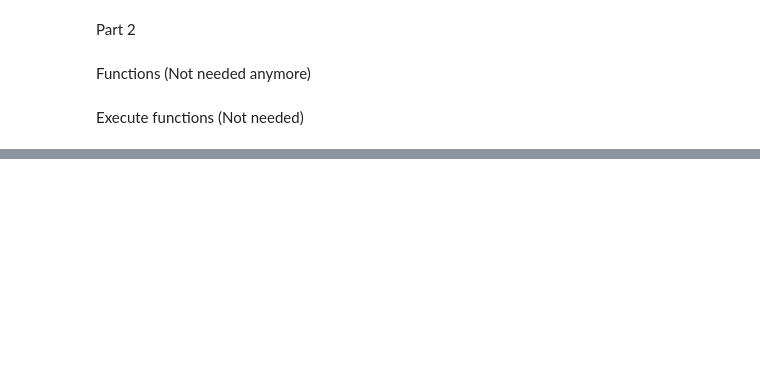
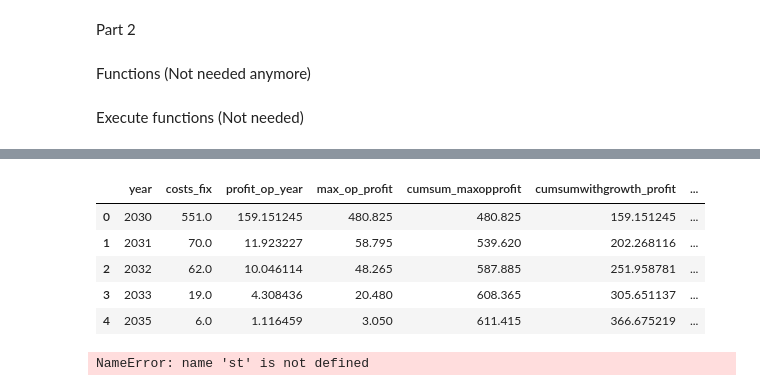
Before and after one commit to Hypatia-II/H2_stations_network, a Jupyter notebook: notebook.ipynb, the cells around one changed output, grey strips where cells are left out. Cells and saved outputs as stored; diff of their text form; code cells hidden in the pictures; blank space fills up the shorter version.

```diff
--- a/notebook.ipynb
+++ b/notebook.ipynb
@@ -317,0 +506,44 @@ Execute functions (Not needed)
+# %%
+df_cost
+# %% [output]
+|  | year | costs_fix | profit_op_year | max_op_profit | cumsum_maxopprofit | cumsumwithgrowth_profit | ... |
+| 0 | 2030 | 551.0 | 159.151245 | 480.825 | 480.825 | 159.151245 | ... |
+| 1 | 2031 | 70.0 | 11.923227 | 58.795 | 539.620 | 202.268116 | ... |
+| 2 | 2032 | 62.0 | 10.046114 | 48.265 | 587.885 | 251.958781 | ... |
+| 3 | 2033 | 19.0 | 4.308436 | 20.480 | 608.365 | 305.651137 | ... |
+| 4 | 2035 | 6.0 | 1.116459 | 3.050 | 611.415 | 366.675219 | ... |
+# %%
+chart_1 = alt.Chart(df_bar).mark_bar(color="#D8FAD9").encode(
+    x=alt.X('year:O', title='Year'),
+    y=alt.Y('Count:Q', title='Count')
+).properties(
+    width=500
+)
+# chart_2 = alt.Chart(df_bar).mark_bar(color="#D8FAD9").encode(
+#     x=alt.X('scenario2:O', title='Scenario'),
+#     y=alt.Y('Total Number of Stations 2040:Q', title='Total Number of Stations')
+# ).properties(
+#     width=500
+# )
+
+line_1 = chart_1.mark_line(color='#5DB44C').encode(
+    x='year:O',
+    y='Count:Q'
+)
+
+# line_2 = chart_2.mark_line(color='#5DB44C').encode(
+#     x='scenario2:O',
+#     y='Total Number of Stations 2040:Q'
+# )
+
+col1, col2 = st.columns(2)
+
+col1.subheader(":clock3: :red[2030]")
+col2.subheader(":hourglass_flowing_sand: :red[2040]")
+
+with col1:
+    st.write(chart_1 + line_1)
+with col2:
+    st.write(chart_2 + line_2)
+# %% [output]
+NameError: name 'st' is not defined
```
Also changed, not shown: parts of 15 cells of this notebook, 10 other files.
